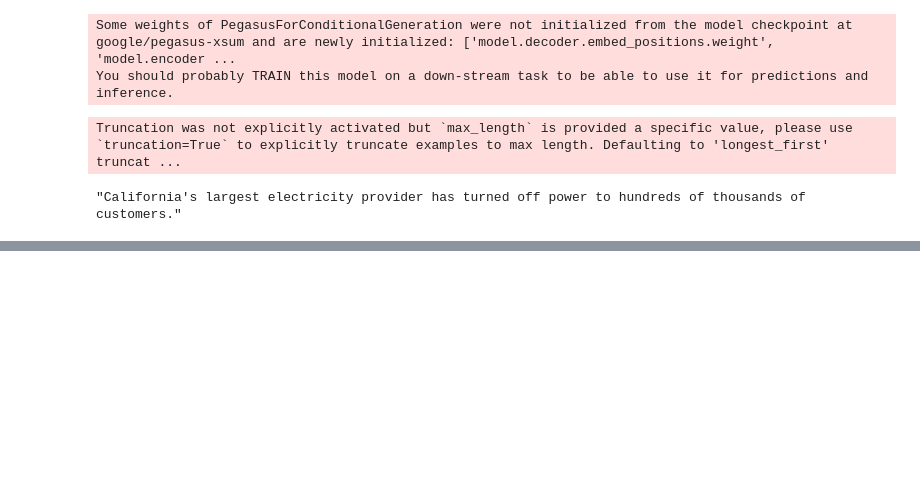
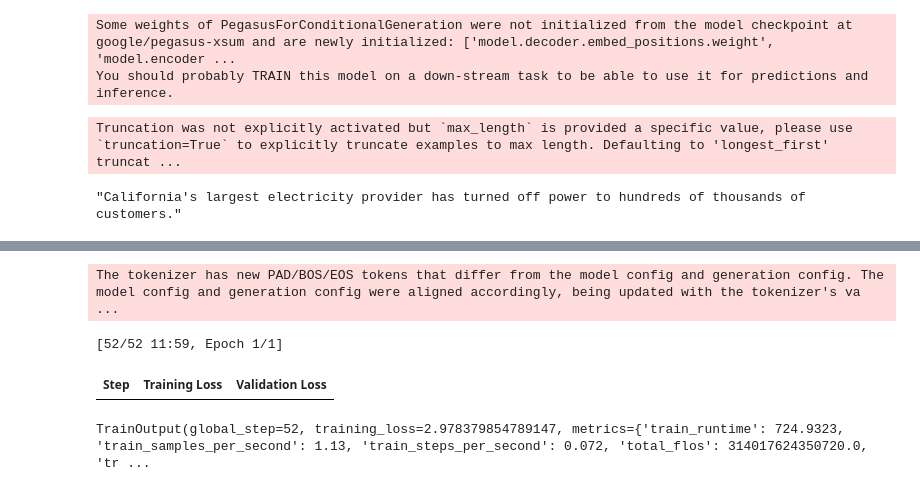
Before and after one commit to panshu29/text_summarisation, a Jupyter notebook: summarization_research.ipynb, the cells around one changed output, grey strips where cells are left out. Saved outputs shown, nothing was run; the diff lists cells and outputs as text; code cells hidden in the pictures; blank space fills up the shorter version.

```diff
--- a/summarization_research.ipynb
+++ b/summarization_research.ipynb
@@ -90,0 +461,2 @@ Truncation was not explicitly activated but `max_length` is provided a specific
+# %%
+dataset_samsum_pt = dataset_samsum.map(convert_batch_to_features, batched = True)
@@ -90,0 +470,4 @@ Truncation was not explicitly activated but `max_length` is provided a specific
+# %%
+from transformers import DataCollatorForSeq2Seq
+
+seq2seq_data_collator = DataCollatorForSeq2Seq(tokenizer, model=model_pegasus)
@@ -90,0 +525,12 @@ Truncation was not explicitly activated but `max_length` is provided a specific
+# %%
+from transformers import TrainingArguments, Trainer
+
+trainer_args = TrainingArguments(
+    output_dir='pegasus-samsum', num_train_epochs=1, warmup_steps=500,
+    per_device_train_batch_size=1, per_device_eval_batch_size=1,
+    weight_decay=0.01, logging_steps=10,
+    eval_strategy='steps',
+    eval_steps=500, save_steps=1e6,
+    gradient_accumulation_steps=16,
+    report_to="none"
+)
@@ -90,0 +562,5 @@ Truncation was not explicitly activated but `max_length` is provided a specific
+# %%
+trainer = Trainer(model=model_pegasus, args=trainer_args,
+                  tokenizer=tokenizer, data_collator=seq2seq_data_collator,
+                  train_dataset=dataset_samsum_pt["train"],
+                  eval_dataset=dataset_samsum_pt["validation"])
@@ -90,0 +570,7 @@ Truncation was not explicitly activated but `max_length` is provided a specific
+# %%
+trainer.train()
+# %% [output]
+The tokenizer has new PAD/BOS/EOS tokens that differ from the model config and generation config. The model config and generation config were aligned accordingly, being updated with the tokenizer's va ...
+[52/52 11:59, Epoch 1/1]
+| Step | Training Loss | Validation Loss |
+TrainOutput(global_step=52, training_loss=2.978379854789147, metrics={'train_runtime': 724.9323, 'train_samples_per_second': 1.13, 'train_steps_per_second': 0.072, 'total_flos': 314017624350720.0, 'tr ...
```
Also changed, not shown: parts of 51 cells of this notebook.
